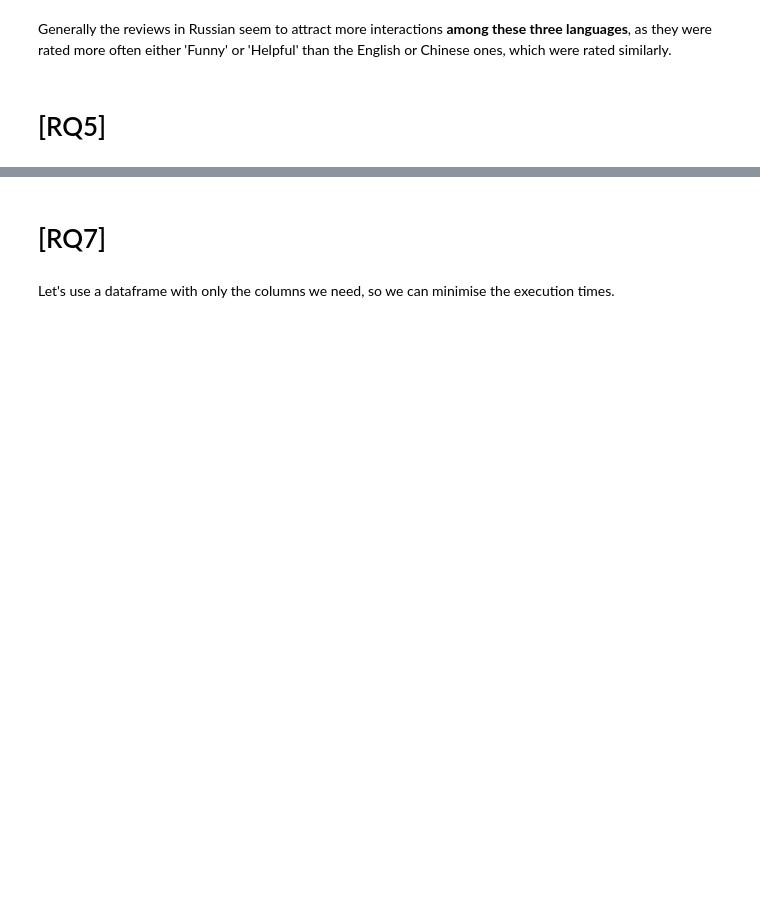
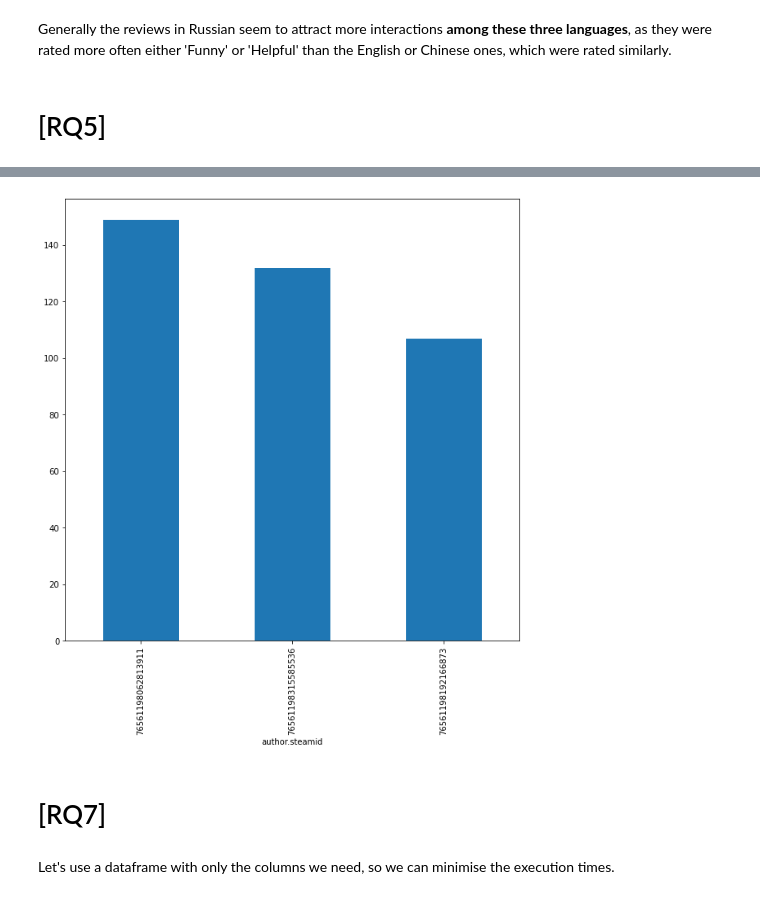
Before and after one commit to MatteoSava/ADM-HW2, a Jupyter notebook: ADM_HW2.ipynb, the cells around one changed output, grey strips where cells are left out. Saved outputs shown, nothing was run; the diff lists cells and outputs as text; code cells hidden in the pictures; blank space fills up the shorter version.

```diff
--- a/ADM_HW2.ipynb
+++ b/ADM_HW2.ipynb
@@ -221,0 +437,3 @@ Generally the reviews in Russian seem to attract more interactions **among these
+# %%
+top_reviewers=steam.count_number_reviews(df)
+top_reviewers
@@ -222,3 +454,8 @@ Generally the reviews in Russian seem to attract more interactions **among these
+# %%
+#Plotting the top 3 authors that usually update their reviews
+steam.plot_top3_reviewers(top_reviewers)
+# %% [output]
+[figure, added]
 # %% [markdown]
 # [RQ7]
 # %%
```
Also changed, not shown: parts of 48 cells of this notebook, 1 other file.
